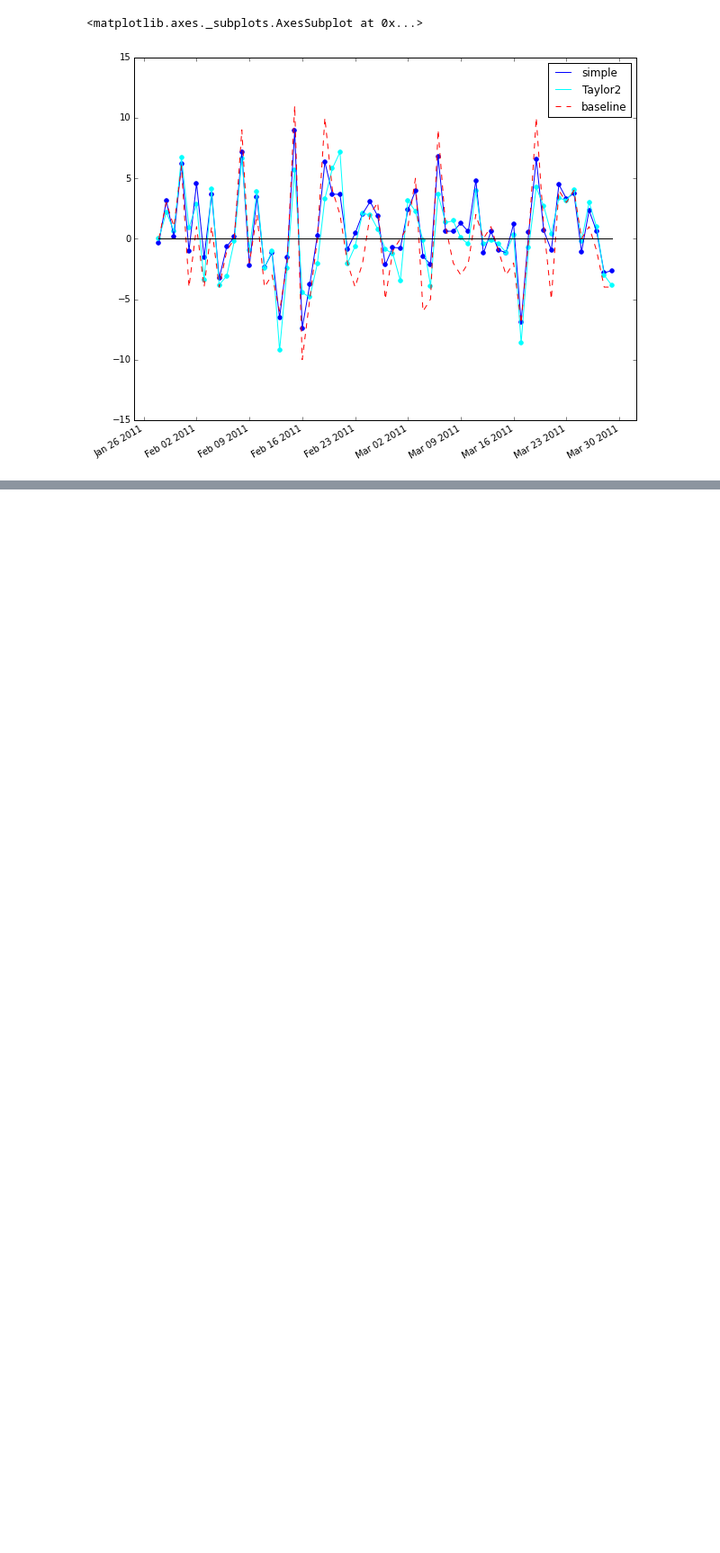
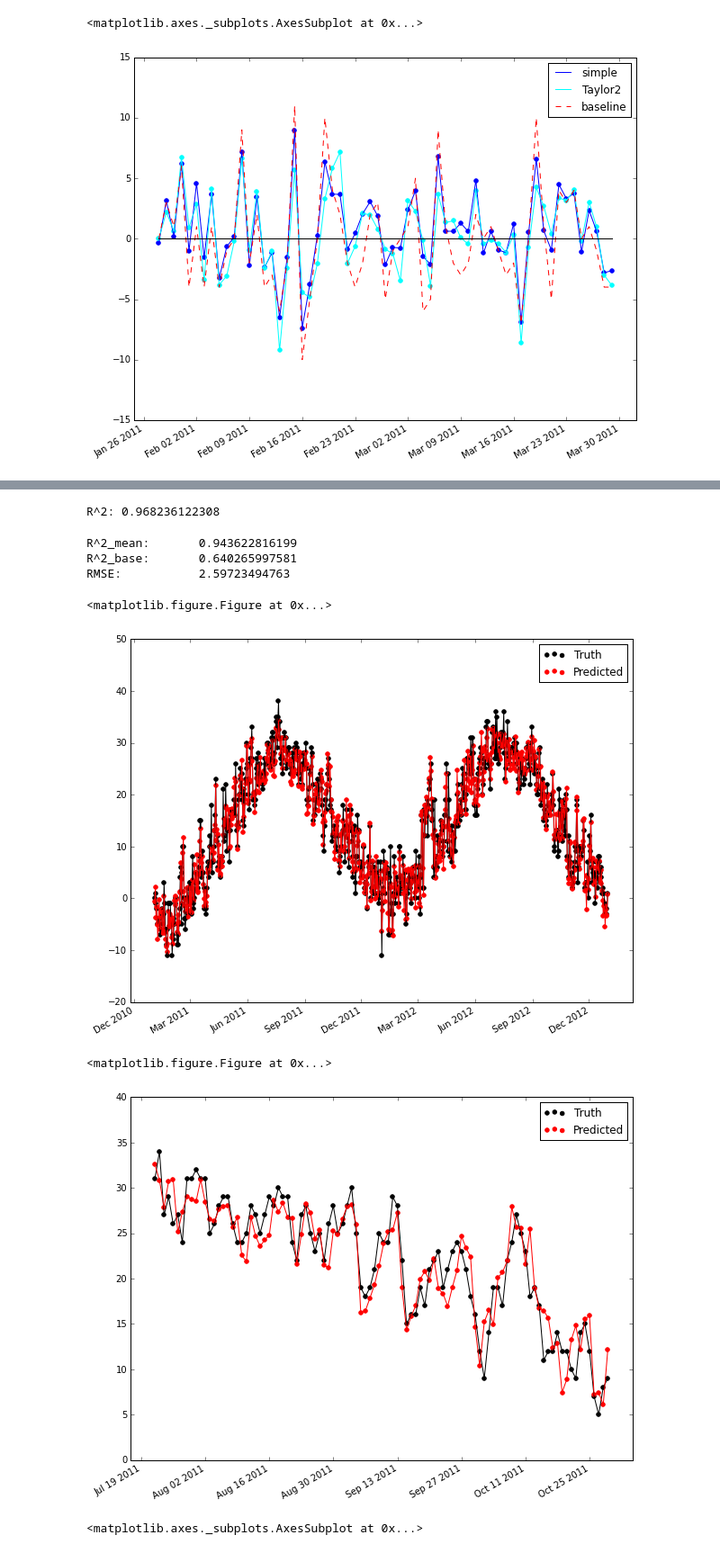
Before and after one commit to majorgowan/wpwp, a Jupyter notebook: Scraping/Notebooks/wU_Regression_models.ipynb, the cells around one changed output, grey strips where cells are left out. Shown: that part at 90% size. Cells and saved outputs as stored; diff of their text form; code cells hidden in the pictures; blank space fills up the shorter version.

```diff
--- a/Scraping/Notebooks/wU_Regression_models.ipynb
+++ b/Scraping/Notebooks/wU_Regression_models.ipynb
@@ -165,0 +164,34 @@ RMSE_base:      5.613650096
+# %%
+# using data from multiple cities on multiple days
+
+# get list of all available stations
+import wUMapPlots as Map
+stations = Map.getStationList()
+# move target station to front
+targStation = 'CYYZ'
+stations = [targStation] + [s for s in stations if s != targStation]
+# build model
+featureData, target, model_params = Reg.multiCityTaylorModel(stations,'2005-01-01','2010-12-31',\
+                                                           ['TempMax','dailyTempRange',\
+                                                           'PressMax','dailyPressRange',\
+                                                           'HumidityMean',\
+                                                           'isWesterly','isSoutherly',\
+                                                           'isFoggy'],targetVar='TempMax',lag=1,order=1,scale=True,verbose=False)
+# %% [output]
+R^2: 0.968236122308
+# %%
+# predict
+date_list, pred, target, model_perf = Reg.multiCityTaylorPredict(model_params, \
+                                                                 '2011-01-01', '2012-12-31', \
+                                                                 actual=True)
+Reg.plotModelPred(date_list, pred, target)
+Reg.plotModelPred(date_list, pred, target, startIndex=200, endIndex=300)
+# %% [output]
+R^2_mean:       0.943622816199
+R^2_base:       0.640265997581
+RMSE:           2.59723494763
+<matplotlib.figure.Figure at 0x...>
+[figure, added]
+<matplotlib.figure.Figure at 0x...>
+[figure, added]
+<matplotlib.axes._subplots.AxesSubplot at 0x...>
```
Also changed, not shown: parts of 14 cells of this notebook, 8 other files.
